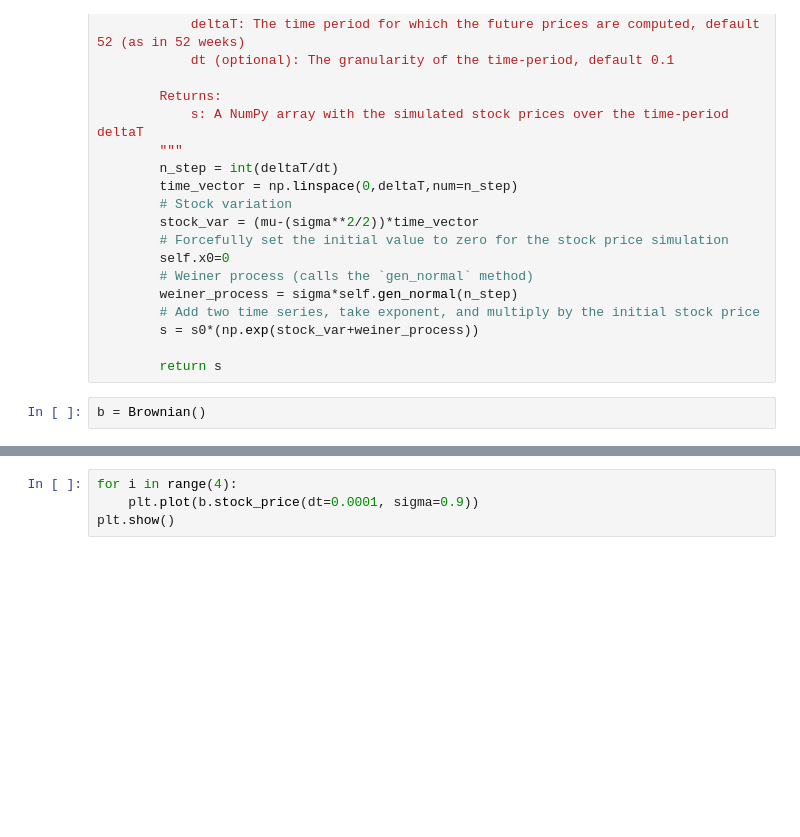
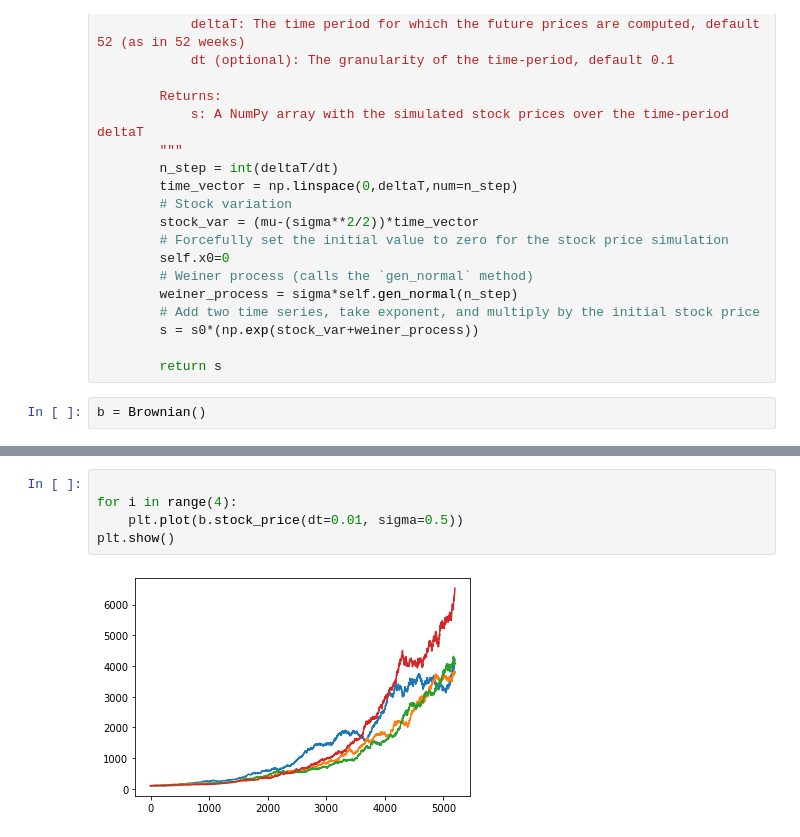
Before and after one commit to gusdelact/misnotebooks, a Jupyter notebook: browniansimul.ipynb, the cells around one changed output, grey strips where cells are left out. Drawn from its saved outputs; the diff is of its cells as text; blank space fills up the shorter version.

```diff
--- a/browniansimul.ipynb
+++ b/browniansimul.ipynb
@@ -109,7 +113,10 @@ plt.show()
 # %%
+
 for i in range(4):
-    plt.plot(b.stock_price(dt=0.0001, sigma=0.9))
+    plt.plot(b.stock_price(dt=0.01, sigma=0.5))
 plt.show()
+# %% [output]
+[figure, added]
 # %%
 b1 = Brownian()
 b2 = Brownian()
```
Also changed, not shown: parts of 5 cells of this notebook.
